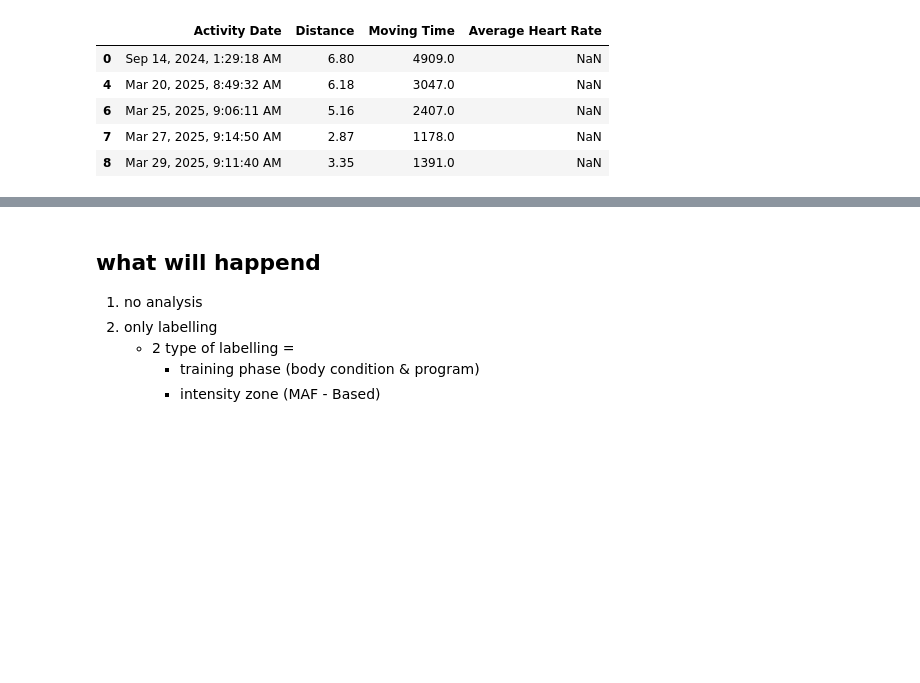
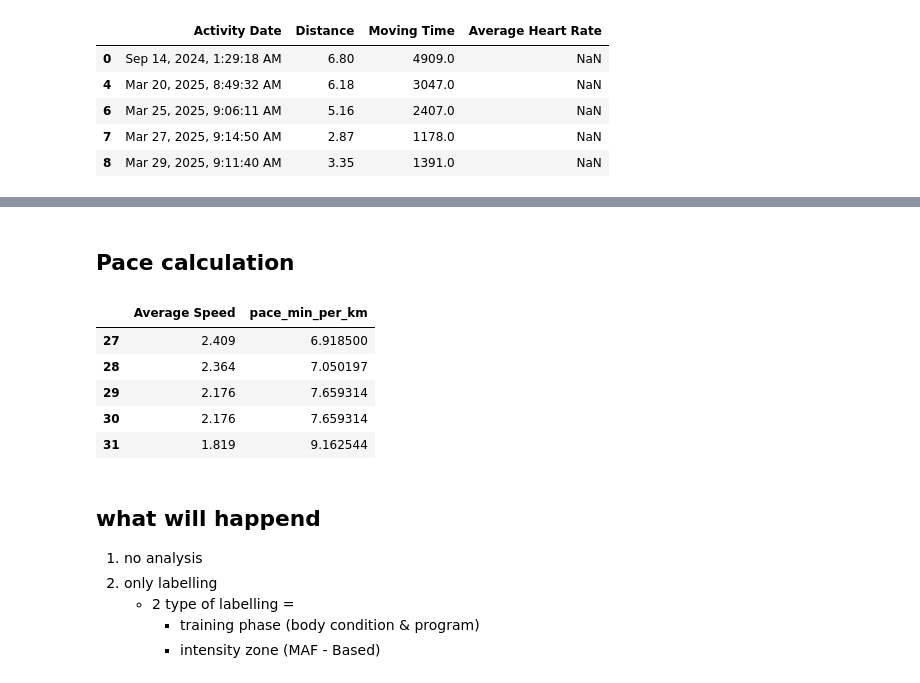
Before and after one commit to AngeloDusu/Strava-running-analysis, a Jupyter notebook: notebooks/data_cleaning.ipynb, the cells around one changed output, grey strips where cells are left out. Saved outputs shown, nothing was run; the diff lists cells and outputs as text; code cells hidden in the pictures; blank space fills up the shorter version.

```diff
--- a/notebooks/01_data_loading.ipynb
+++ b/notebooks/data_cleaning.ipynb
@@ -78,3 +72,16 @@ Runs with HR data: 73
+# %% [markdown]
+## Pace calculation
+# %%
+# avg speed is in m/s -> convert to pace in min/km
+runs["pace_min_per_km"] = 1000 / (runs["Average Speed"] * 60)
+runs[["Average Speed", "pace_min_per_km"]].head()
+# %% [output]
+|  | Average Speed | pace_min_per_km |
+| 27 | 2.409 | 6.918500 |
+| 28 | 2.364 | 7.050197 |
+| 29 | 2.176 | 7.659314 |
+| 30 | 2.176 | 7.659314 |
+| 31 | 1.819 | 9.162544 |
 # %% [markdown]
 ## what will happend
 
```
Also changed, not shown: parts of 10 cells of this notebook, 1 other file.
